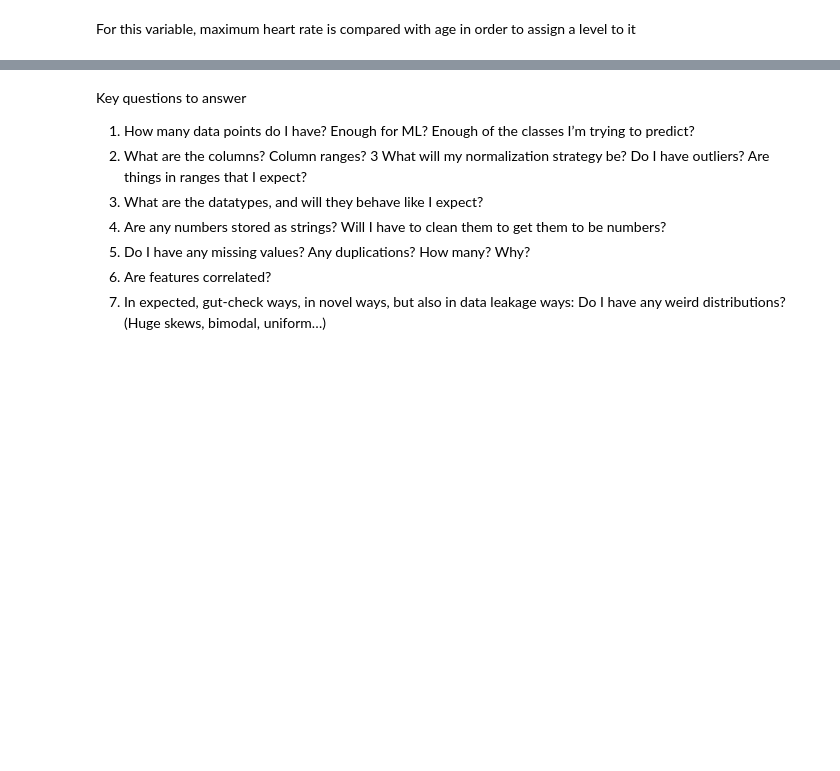
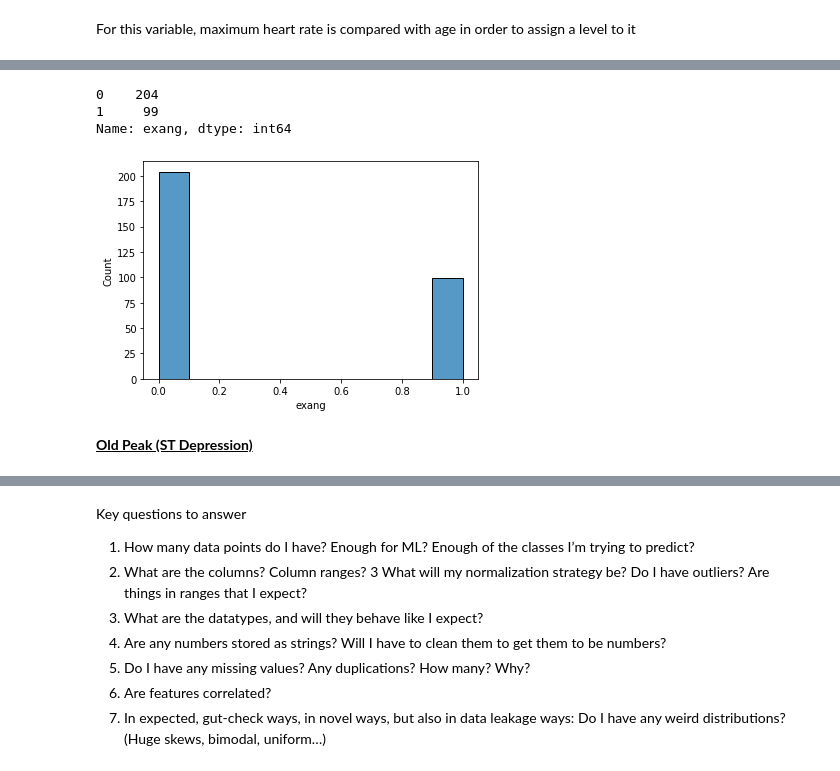
Before and after one commit to abielhammonds/predict_heart_disease_machine_learning_project, a Jupyter notebook: heart_disease_uci.ipynb, the cells around one changed output, grey strips where cells are left out. Cells and saved outputs as stored; diff of their text form; code cells hidden in the pictures; blank space fills up the shorter version.

```diff
--- a/heart_disease_uci.ipynb
+++ b/heart_disease_uci.ipynb
@@ -637,0 +649,15 @@ ValueError: The truth value of a Series is ambiguous. Use a.empty, a.bool(), a.i
+# %%
+exercise_angina = heart_data['exang'].value_counts()
+exercise_angina
+# %% [output]
+0    204
+1     99
+Name: exang, dtype: int64
+# %%
+#plot the distribution
+g = sns.histplot(data=heart_data, x="exang")
+g.figure.savefig('images/ExerAngDistr')
+# %% [output]
+[figure, added]
+# %% [markdown]
+<u> **Old Peak (ST Depression)** </u>
```
Also changed, not shown: parts of 46 cells of this notebook, 17 other files.
